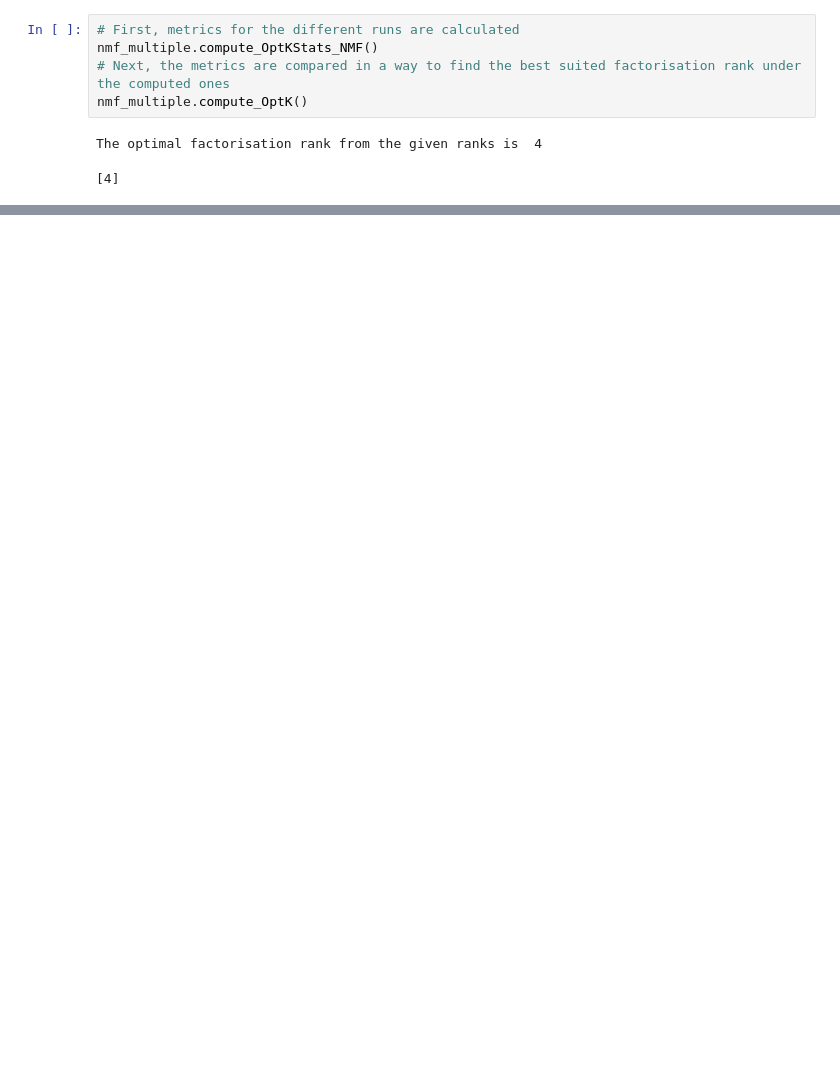
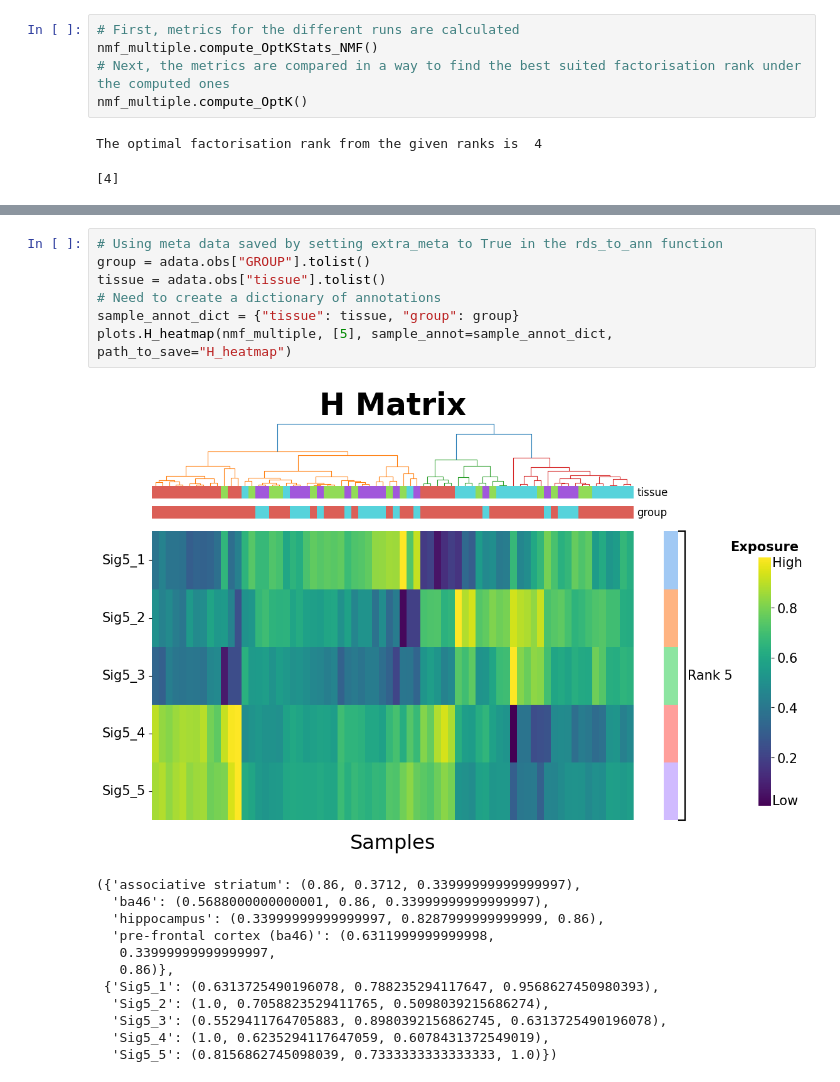
Before and after one commit to hdsu-bioquant/ButcherPy, a Jupyter notebook: vignettes/nmf_vignette.ipynb, the cells around one changed output, grey strips where cells are left out. Saved outputs shown, nothing was run; the diff lists cells and outputs as text; blank space fills up the shorter version.

```diff
--- a/vignettes/nmf_vignette.ipynb
+++ b/vignettes/nmf_vignette.ipynb
@@ -135,0 +164,20 @@ Start feature contribution determination for rank 4
+# %%
+# Using meta data saved by setting extra_meta to True in the rds_to_ann function
+group = adata.obs["GROUP"].tolist()
+tissue = adata.obs["tissue"].tolist()
+# Need to create a dictionary of annotations
+sample_annot_dict = {"tissue": tissue, "group": group}
+plots.H_heatmap(nmf_multiple, [5], sample_annot=sample_annot_dict, path_to_save="H_heatmap")
+# %% [output]
+[figure, added]
+({'associative striatum': (0.86, 0.3712, 0.33999999999999997),
+  'ba46': (0.5688000000000001, 0.86, 0.33999999999999997),
+  'hippocampus': (0.33999999999999997, 0.8287999999999999, 0.86),
+  'pre-frontal cortex (ba46)': (0.6311999999999998,
+   0.33999999999999997,
+   0.86)},
+ {'Sig5_1': (0.6313725490196078, 0.788235294117647, 0.9568627450980393),
+  'Sig5_2': (1.0, 0.7058823529411765, 0.5098039215686274),
+  'Sig5_3': (0.5529411764705883, 0.8980392156862745, 0.6313725490196078),
+  'Sig5_4': (1.0, 0.6235294117647059, 0.6078431372549019),
+  'Sig5_5': (0.8156862745098039, 0.7333333333333333, 1.0)})
```
Also changed, not shown: parts of 13 cells of this notebook, 2 other files.
